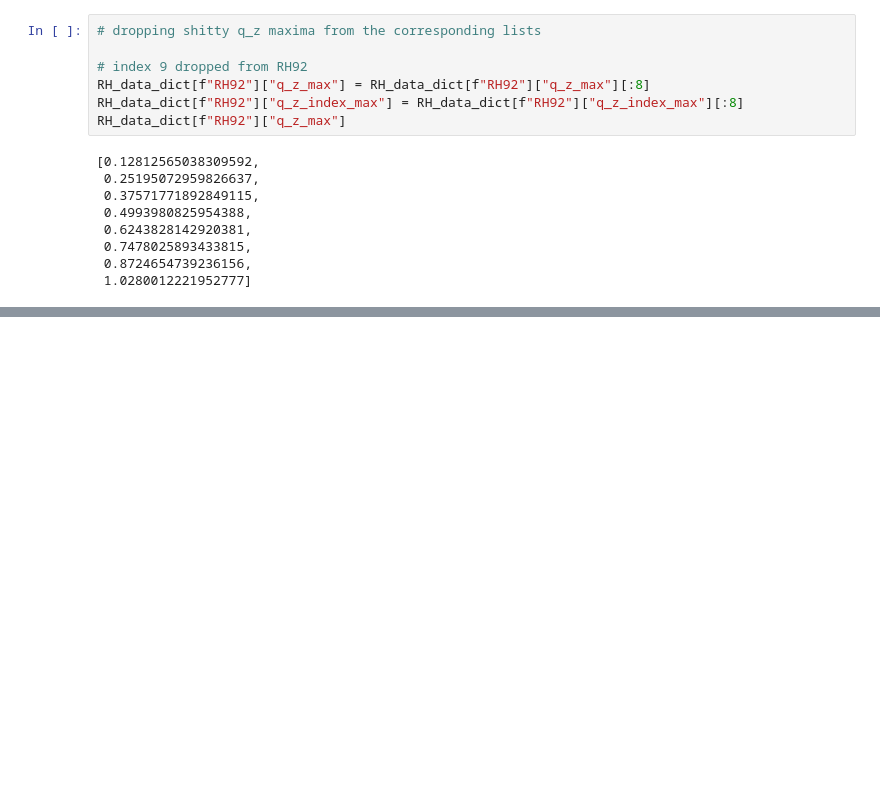
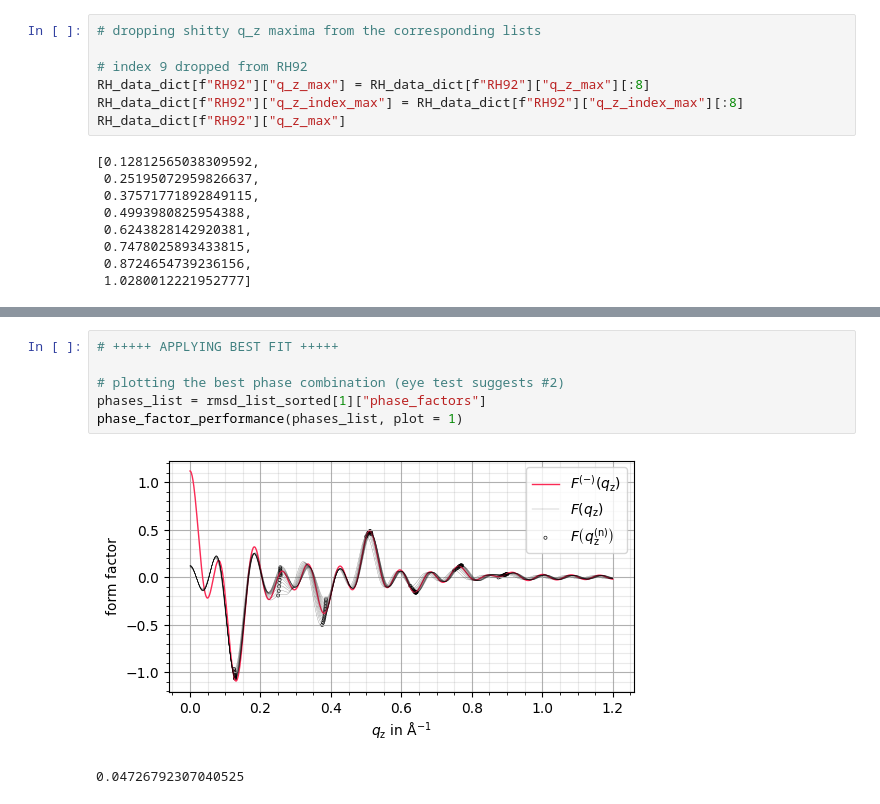
Before and after one commit to CVC97/ALC-24-25, a Jupyter notebook: BK.SLM_study_liquid_membranes/bk.slm_data_analysis.ipynb, the cells around one changed output, grey strips where cells are left out. Drawn from its saved outputs; the diff is of its cells as text; blank space fills up the shorter version.

```diff
--- a/BK.SLM_study_liquid_membranes/bk.slm_data_analysis.ipynb
+++ b/BK.SLM_study_liquid_membranes/bk.slm_data_analysis.ipynb
@@ -542,0 +608,9 @@ plt.show()
+# %%
+# +++++ APPLYING BEST FIT +++++
+
+# plotting the best phase combination (eye test suggests #2)
+phases_list = rmsd_list_sorted[1]["phase_factors"]
+phase_factor_performance(phases_list, plot = 1)
+# %% [output]
+[figure, added]
+0.04726792307040525
```
Also changed, not shown: parts of 5 cells of this notebook, 15 other files.
